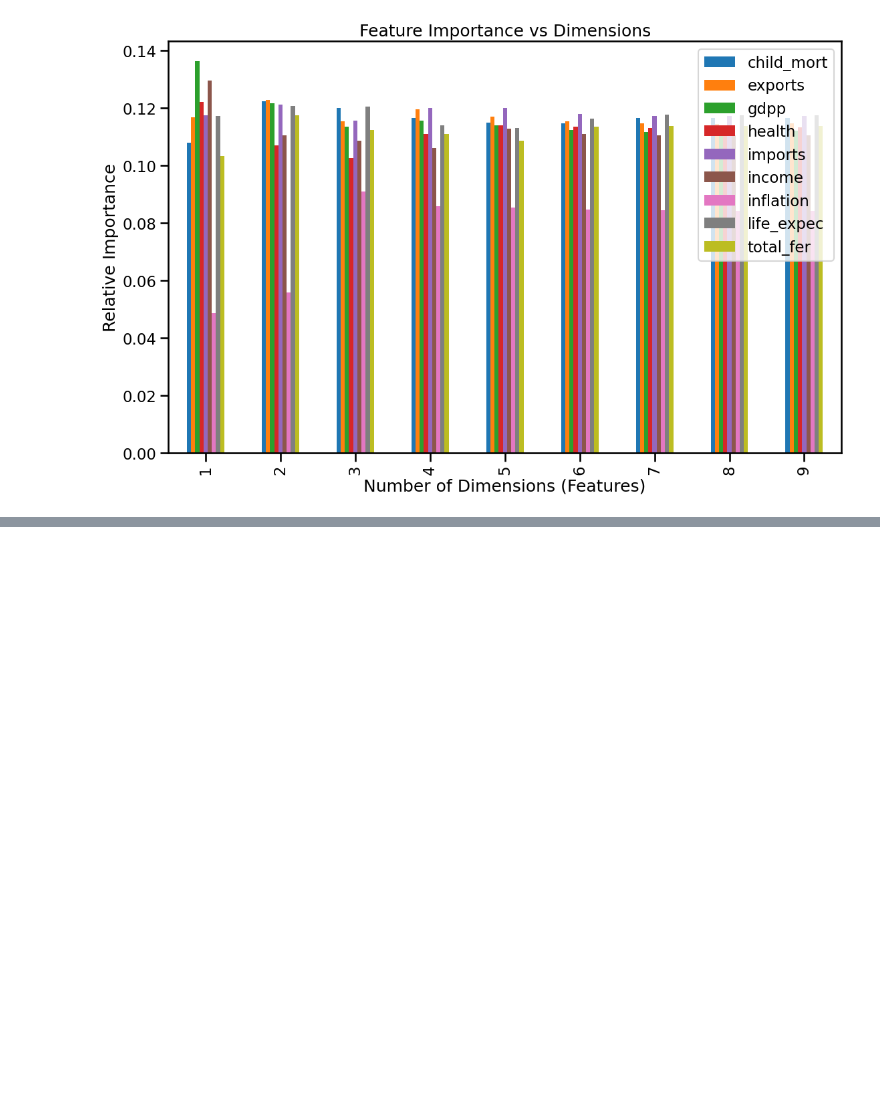
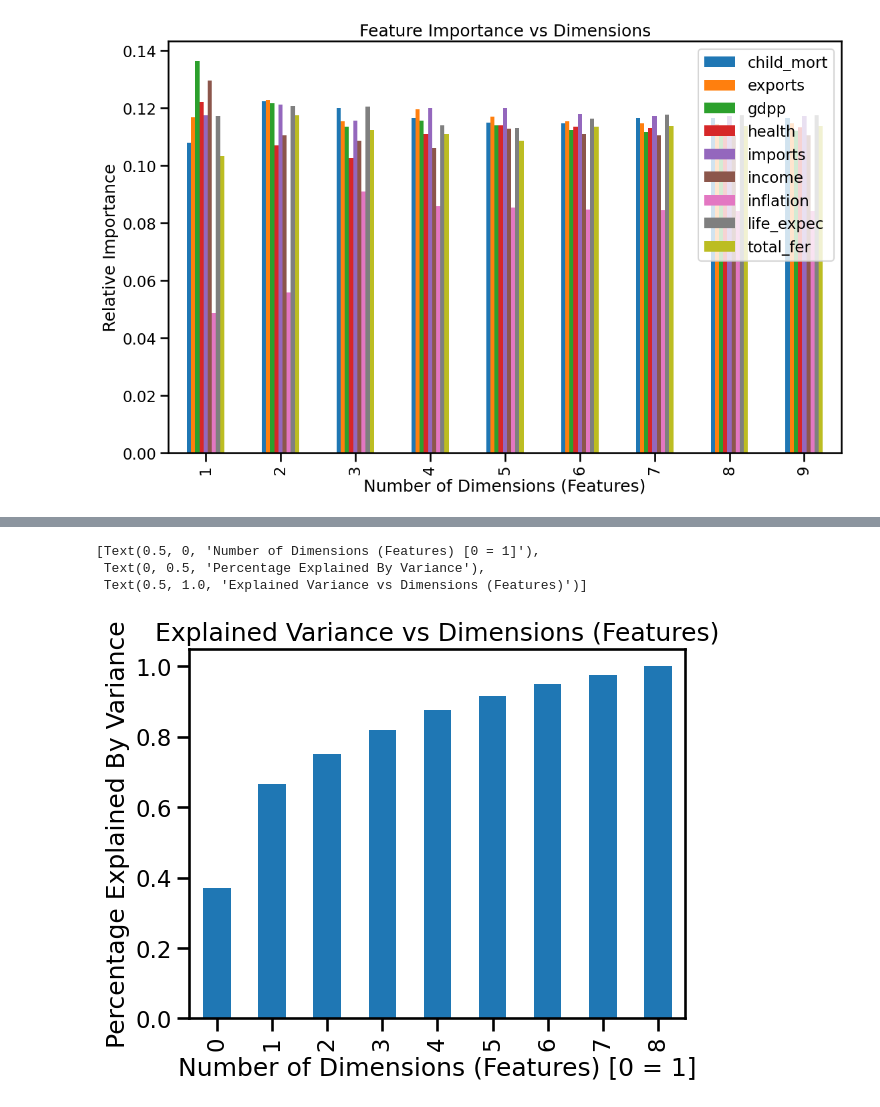
Before and after one commit to scottbamfordJ/Project-To-Do, a Jupyter notebook: Unsupervised Machine Learning County/New_Write_Up.ipynb, the cells around one changed output, grey strips where cells are left out. Cells and saved outputs as stored; diff of their text form; code cells hidden in the pictures; blank space fills up the shorter version.

```diff
--- a/Unsupervised Machine Learning County/New_Write_Up.ipynb
+++ b/Unsupervised Machine Learning County/New_Write_Up.ipynb
@@ -456,0 +522,24 @@ den = hierarchy.dendrogram(Z, orientation='top',
+# %%
+explained_variance = np.var(results, axis = 0)
+explained_variance_ratio = explained_variance/ np.sum(explained_variance)
+sum_expalined_variance_ratio = np.cumsum(explained_variance_ratio)
+
+
+Kernal_PCA_Varriance_DF = pd.DataFrame([explained_variance, explained_variance_ratio, sum_expalined_variance_ratio]).T
+Kernal_PCA_Varriance_DF.columns = ['Explained_Variance', 'Explained_Variance_Ratio', 'Sum_Explained_Variance_Ratio']
+
+Kernal_PCA_Varriance_DF
+
+sns.set_context('talk')
+ax = Kernal_PCA_Varriance_DF['Sum_Explained_Variance_Ratio'].plot(kind = 'bar')
+
+ax.set(
+    xlabel = 'Number of Dimensions (Features) [0 = 1]',
+    ylabel = 'Percentage Explained By Variance',
+    title = 'Explained Variance vs Dimensions (Features)'
+)
+# %% [output]
+[Text(0.5, 0, 'Number of Dimensions (Features) [0 = 1]'),
+ Text(0, 0.5, 'Percentage Explained By Variance'),
+ Text(0.5, 1.0, 'Explained Variance vs Dimensions (Features)')]
+[figure, added]
```
Also changed, not shown: parts of 31 cells of this notebook, 4 other files.
